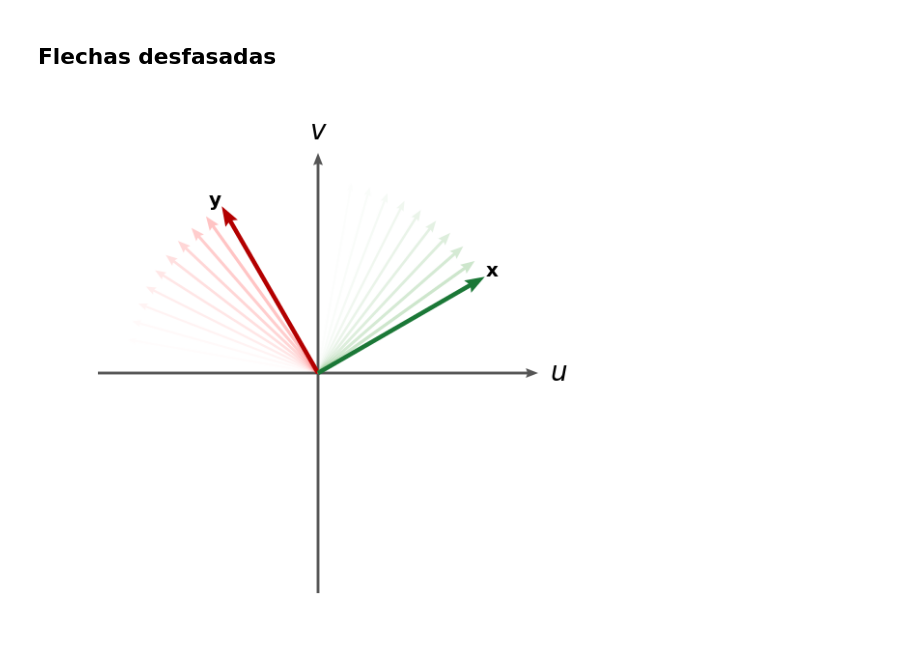
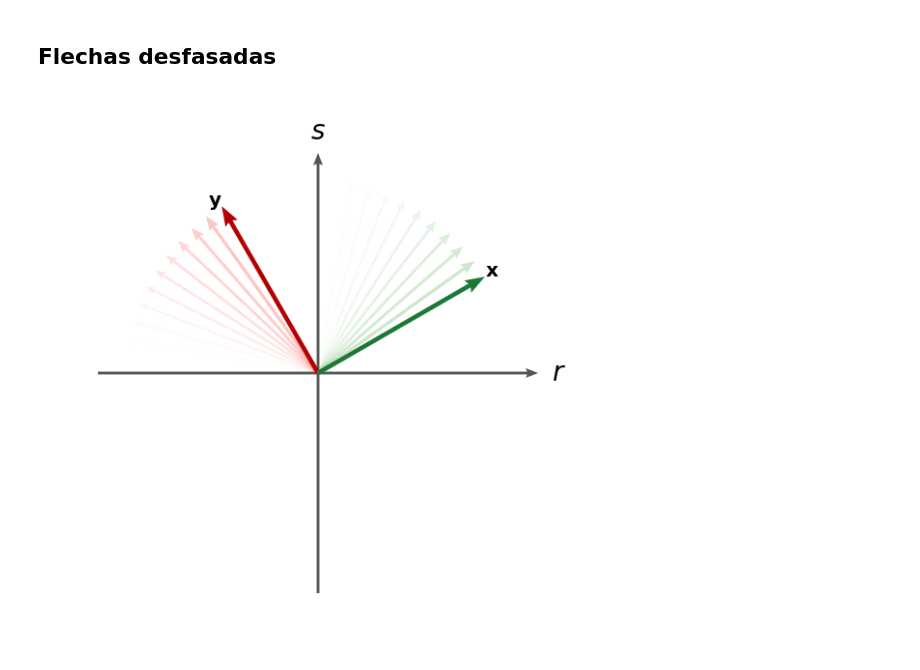
Before and after one commit to OlmoGH/Edge-of-chaos, a Jupyter notebook: Autovalores_de_matrices/LaTex/figuras.ipynb, the cells around one changed output. Cells and saved outputs as stored; diff of their text form; code cells hidden in the pictures.

```diff
--- a/Autovalores_de_matrices/LaTex/figuras.ipynb
+++ b/Autovalores_de_matrices/LaTex/figuras.ipynb
@@ -2393,33 +2393,33 @@ ax.set_xlim(-4, 4)
 ax.set_ylim(-4, 4)
 
 # Dibujar ejes de coordenadas principal (u, v) con puntas de flecha correctas
 ax.quiver(-3.2, 0, 6.4, 0, angles='xy', scale_units='xy', scale=1, color='#555555',
           width=0.005, headwidth=3.5, headlength=4.5, headaxislength=4.0)
 ax.quiver(0, -3.2, 0, 6.4, angles='xy', scale_units='xy', scale=1, color='#555555',
           width=0.005, headwidth=3.5, headlength=4.5, headaxislength=4.0)
 
 # Etiquetas de los ejes
-ax.text(3.5, 0, '$u$', fontsize=20, ha='center', va='center', family='serif', style='italic')
-ax.text(0, 3.5, '$v$', fontsize=20, ha='center', va='center', family='serif', style='italic')
+ax.text(3.5, 0, '$r$', fontsize=20, ha='center', va='center', family='serif', style='italic')
+ax.text(0, 3.5, '$s$', fontsize=20, ha='center', va='center', family='serif', style='italic')
 
 # Definir vectores (desfasados entre sí)
 length = 2.8
 vec_red = np.array([length * np.cos(np.radians(120)), length * np.sin(np.radians(120))])
 vec_green = np.array([length * np.cos(np.radians(30)), length * np.sin(np.radians(30))])
 
 ax.text(vec_green[0]+0.1, vec_green[1], 'x', ha='center', fontsize='x-large', fontweight='bold')
 ax.text(vec_red[0]-0.1, vec_red[1], 'y', ha='center', fontsize='x-large', fontweight='bold')
 # Generar vectores con sus sombras en rotación
 draw_shaded_vector(ax, (0, 0), vec_red, color='red', direction='ccw', num_shadows=9, angle_spread=50)
 draw_shaded_vector(ax, (0, 0), vec_green, color='green', direction='ccw', num_shadows=9, angle_spread=50)
 
 # Limpiar visualización
 ax.set_xticks([])
 ax.set_yticks([])
 ax.axis('off')
 
 plt.tight_layout()
 plt.savefig('Figures/rotacion.pdf')
 plt.show()
 # %% [output]
-[figure, old version]
+[figure, new version]
```
Also changed, not shown: parts of 2 cells of this notebook, 9 other files.
